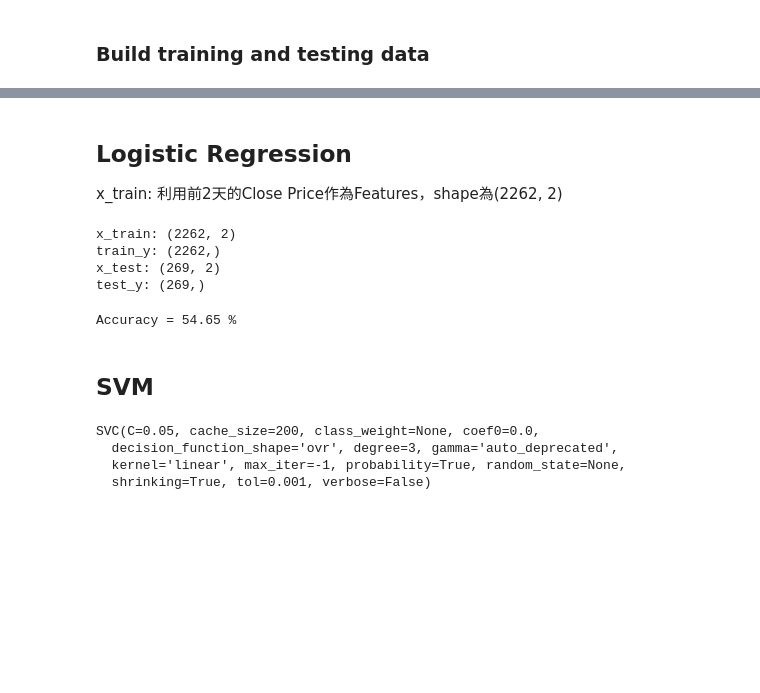
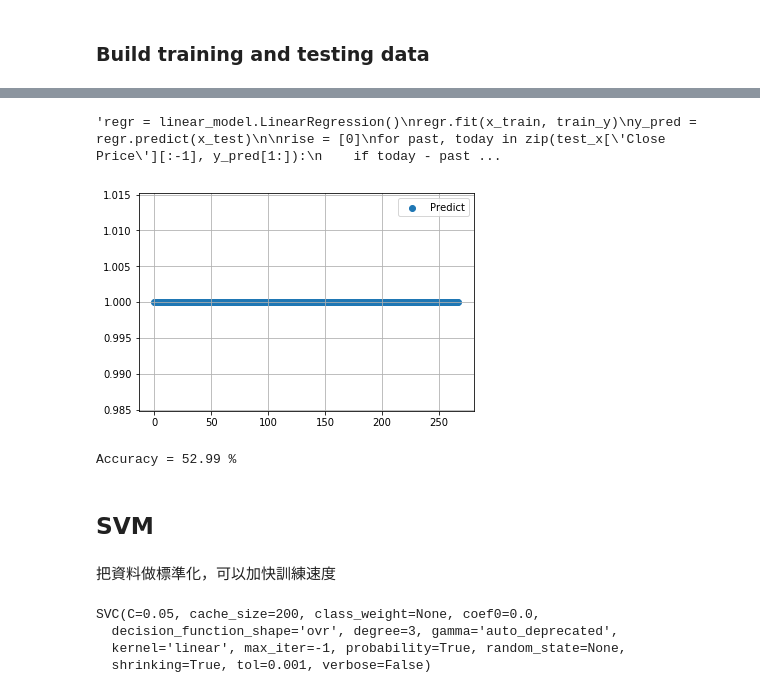
Before and after one commit to shihyuuuuuuu/FDA, a Jupyter notebook: hw3/FDA_hw3.ipynb, the cells around one changed output, grey strips where cells are left out. Saved outputs shown, nothing was run; the diff lists cells and outputs as text; code cells hidden in the pictures; blank space fills up the shorter version.

```diff
--- a/hw3/FDA_hw3.ipynb
+++ b/hw3/FDA_hw3.ipynb
@@ -70,3 +88,0 @@ print(test_y.shape)
-# %% [markdown]
-## Logistic Regression
-x_train: 利用前2天的Close Price作為Features，shape為(2262, 2)
@@ -88,35 +89,43 @@ test_y = test_y[PASTDAY:]
-# %%
-print("x_train:", x_train.shape)
-print("train_y:", train_y.shape)
-print("x_test:", x_test.shape)
-print("test_y:", test_y.shape)
-# %% [output]
-x_train: (2262, 2)
-train_y: (2262,)
-x_test: (269, 2)
-test_y: (269,)
+# %%
+# Not used: use linear regression model to predict the close price directly
+"""regr = linear_model.LinearRegression()
+regr.fit(x_train, train_y)
+y_pred = regr.predict(x_test)
+
+rise = [0]
+for past, today in zip(test_x['Close Price'][:-1], y_pred[1:]):
+    if today - past >= 0:
+        rise.append(1)
+    else:
+        rise.append(0)
+rise = np.asarray(rise)
+plt.scatter(range(len(rise)), rise, label='Predict')
+plt.grid()
+plt.legend()
+plt.show()
+acc_rate = accuracy_score(test_y, rise) * 100
+print("Accuracy = %.2f %%" % acc_rate)"""
+# %% [output]
+'regr = linear_model.LinearRegression()\nregr.fit(x_train, train_y)\ny_pred = regr.predict(x_test)\n\nrise = [0]\nfor past, today in zip(test_x[\'Close Price\'][:-1], y_pred[1:]):\n    if today - past ...
 # %%
 clf = linear_model.LogisticRegression(solver='lbfgs')
-clf.fit(x_train, train_y)
-y_pred = clf.predict(x_test)
-#plt.plot(y_pred, label='Predict')
-#plt.plot(test_y, label='Real')
-#plt.grid()
-#plt.legend(loc='lower left')
-#plt.show()
-#correct = 0
-#for pred, real in zip(y_pred, test_y):
- #   if pred == real:
-  #      correct += 1
-#print("Accuracy: ", correct/len(y_pred))
-acc_rate = accuracy_score(test_y, y_pred) * 100
+clf.fit(train_x, train_y)
+pred_y_regr = clf.predict(test_x)
+plt.scatter(range(len(pred_y_regr)), pred_y_regr, label='Predict')
+plt.grid()
+plt.legend()
+plt.show()
+acc_rate = accuracy_score(test_y, pred_y_regr) * 100
 print("Accuracy = %.2f %%" % acc_rate)
 # %% [output]
+[figure, added]
-Accuracy = 54.65 %
+Accuracy = 52.99 %
 # %% [markdown]
 ## SVM
 # %%
 from sklearn.svm import SVC
+# %% [markdown]
+把資料做標準化，可以加快訓練速度
 # %%
 from sklearn.preprocessing import StandardScaler
 
```
Also changed, not shown: parts of 26 cells of this notebook.
